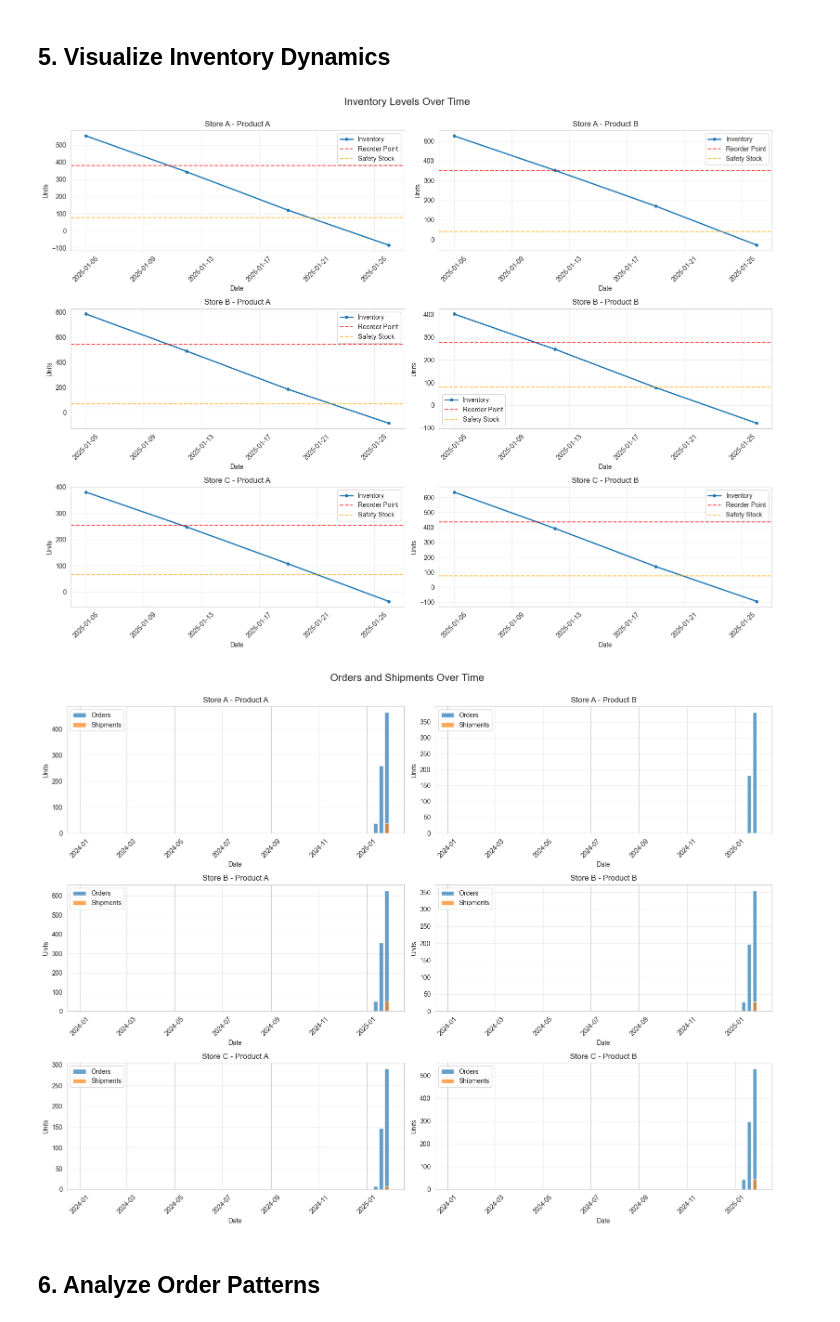
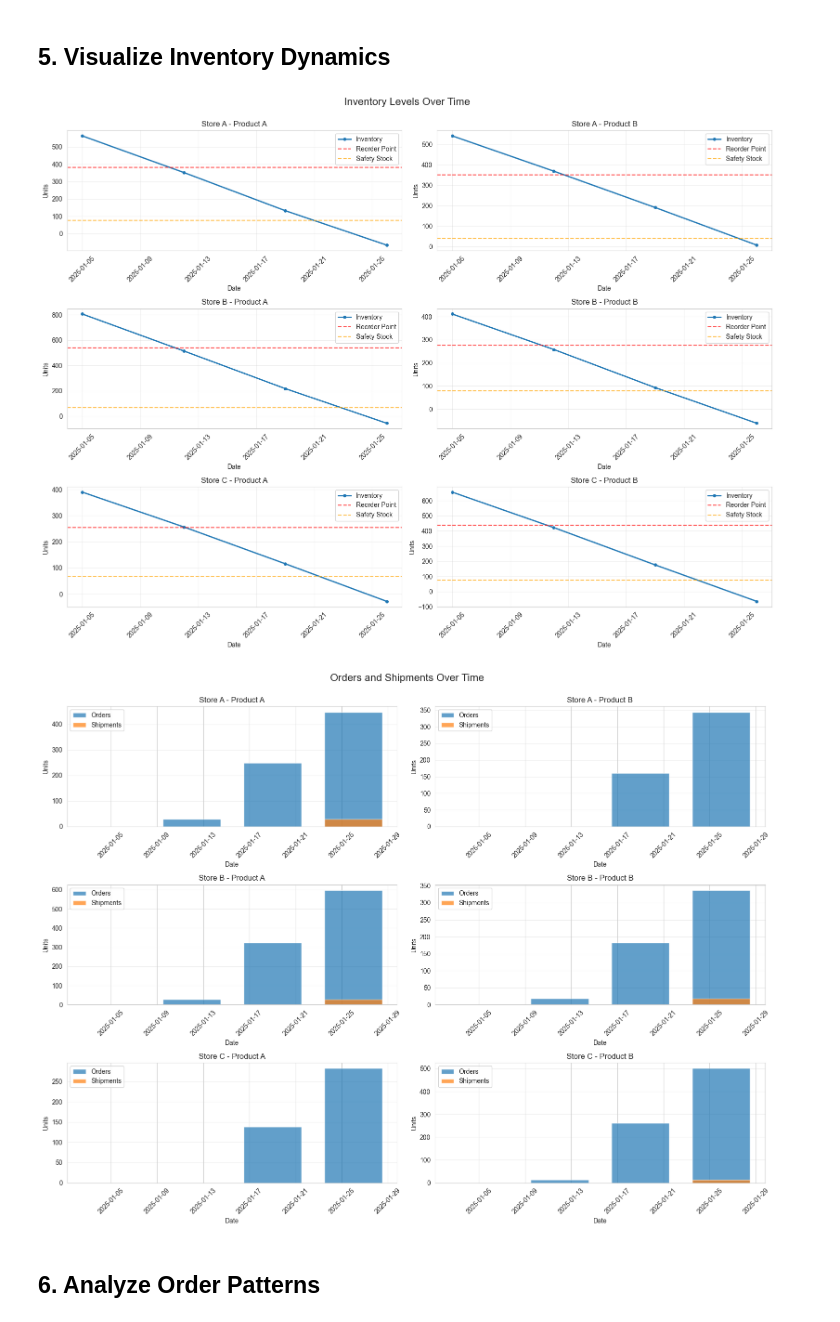
Before and after one commit to ipveka/SC_Labs, a Jupyter notebook: notebooks/03_inventory_optimization.ipynb, the cells around one changed output. Drawn from its saved outputs; the diff is of its cells as text; code cells hidden in the pictures.

```diff
--- a/notebooks/03_inventory_optimization.ipynb
+++ b/notebooks/03_inventory_optimization.ipynb
@@ -161,8 +161,8 @@ C     A               175.30        444.57         67.70         255.05
 ## 5. Visualize Inventory Dynamics
 # %%
 # Plot inventory levels over time
-stores = sorted(inventory_plan['store'].unique())
-products = sorted(inventory_plan['product'].unique())
+stores = sorted(test_inventory['store'].unique())
+products = sorted(test_inventory['product'].unique())
 
 fig, axes = plt.subplots(3, 2, figsize=(16, 12))
 fig.suptitle('Inventory Levels Over Time', fontsize=16, y=1.00)
@@ -170,7 +170,7 @@ fig.suptitle('Inventory Levels Over Time', fontsize=16, y=1.00)
 for i, store in enumerate(stores):
     for j, product in enumerate(products):
         ax = axes[i, j]
-        subset = inventory_plan[(inventory_plan['store'] == store) & (inventory_plan['product'] == product)]
+        subset = test_inventory[(test_inventory['store'] == store) & (test_inventory['product'] == product)]
 
         # Inventory level
         ax.plot(subset['date'], subset['inventory'], 'o-', label='Inventory', linewidth=2, markersize=4)
@@ -191,34 +191,34 @@ for i, store in enumerate(stores):
 plt.tight_layout()
 plt.show()
 # %% [output]
-[figure, old version]
+[figure, new version]
 # %%
 # Plot orders and shipments
 fig, axes = plt.subplots(3, 2, figsize=(16, 12))
 fig.suptitle('Orders and Shipments Over Time', fontsize=16, y=1.00)
 
 for i, store in enumerate(stores):
     for j, product in enumerate(products):
         ax = axes[i, j]
-        subset = inventory_plan[(inventory_plan['store'] == store) & (inventory_plan['product'] == product)]
+        subset = test_inventory[(test_inventory['store'] == store) & (test_inventory['product'] == product)]
 
         # Orders
         ax.bar(subset['date'], subset['order'], alpha=0.7, label='Orders', width=5)
 
         # Shipments
         ax.bar(subset['date'], subset['shipment'], alpha=0.7, label='Shipments', width=5)
 
         ax.set_title(f'Store {store} - Product {product}')
         ax.set_xlabel('Date')
         ax.set_ylabel('Units')
         ax.legend()
         ax.grid(True, alpha=0.3, axis='y')
         ax.tick_params(axis='x', rotation=45)
 
 plt.tight_layout()
 plt.show()
 # %% [output]
-[figure, old version]
+[figure, new version]
 # %% [markdown]
 ## 6. Analyze Order Patterns
 # %%
```
Also changed, not shown: parts of 4 cells of this notebook, 19 other files.
